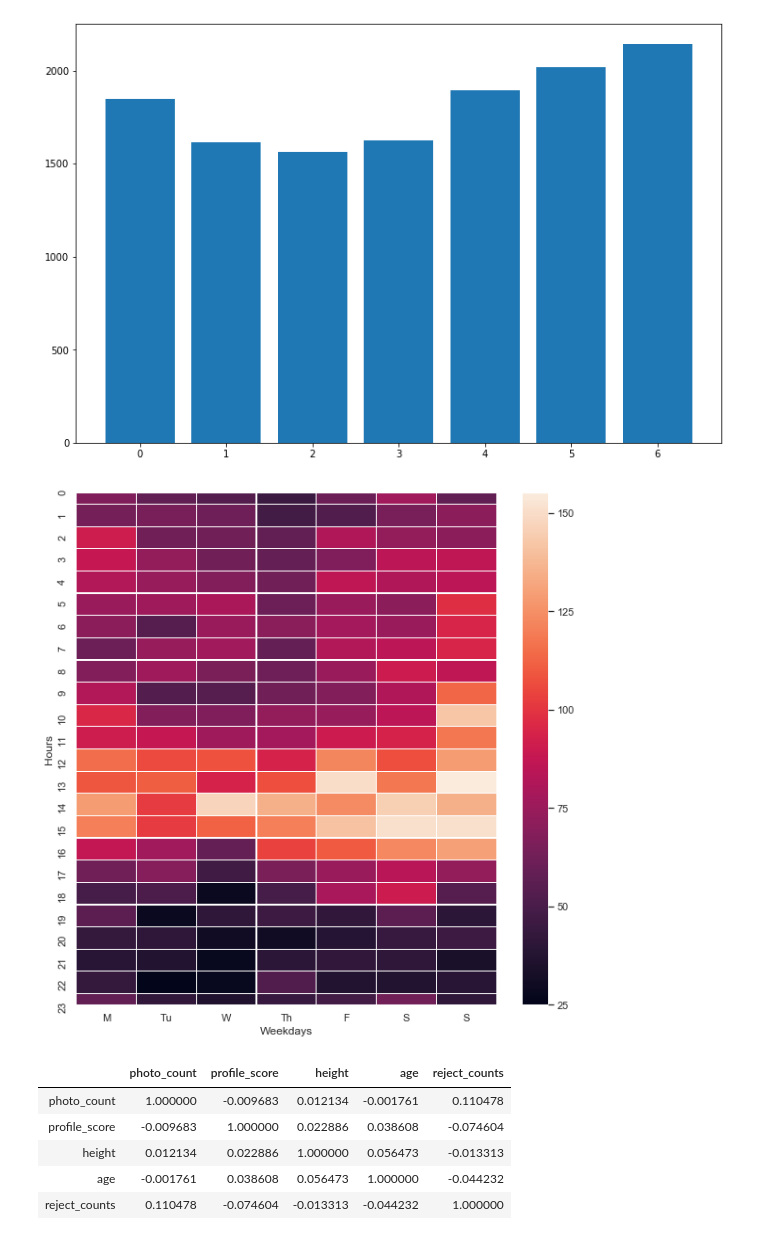
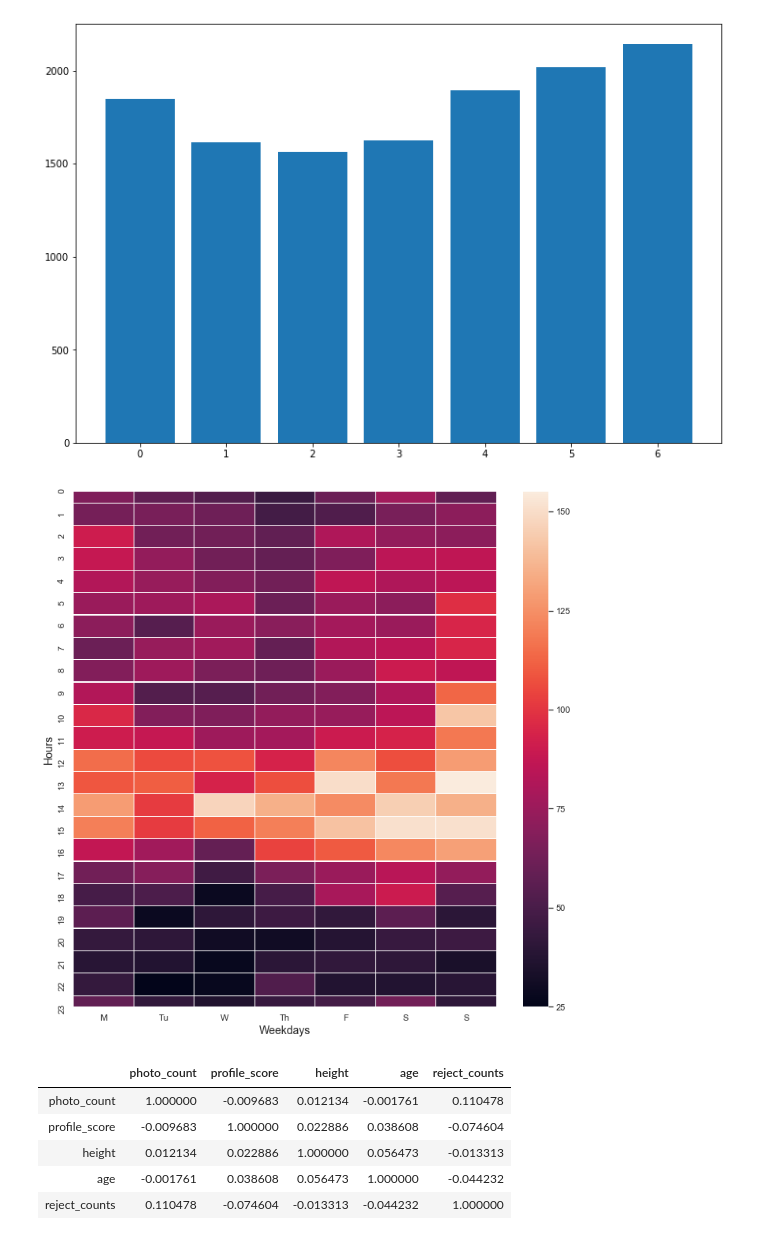
Before and after one commit to seonnyseo/data_analysis, a Jupyter notebook: dating_app/EDA.ipynb, the cells around one changed output. Cells and saved outputs as stored; diff of their text form; code cells hidden in the pictures.

```diff
--- a/dating_app/EDA.ipynb
+++ b/dating_app/EDA.ipynb
@@ -55,7 +55,6 @@ users['account_created_weekday'] = pd.DatetimeIndex(users.account_created_at).we
 users['account_created_hour'] = pd.DatetimeIndex(users.account_created_at).hour
 # %%
 users['created_to_confirm_seconds'] = (pd.DatetimeIndex(users.admin_confirmed_at) - pd.DatetimeIndex(users.account_created_at)).seconds
-users['confirm_to_complete_seconds'] = (pd.DatetimeIndex(users.stage_updated_at) - pd.DatetimeIndex(users.admin_confirmed_at)).seconds
 users['confirm_to_rating_seconds'] = (pd.DatetimeIndex(users.rating_completed_at) - pd.DatetimeIndex(users.admin_confirmed_at)).seconds
 users['created_to_last_activity_days'] = (pd.DatetimeIndex(users.last_activity_at) - pd.DatetimeIndex(users.account_created_at)).days
 # %%
@@ -163,14 +162,15 @@ plt.show()
 account_created_by_time = users.groupby(['account_created_weekday','account_created_hour'])['user_id'].agg(len).unstack().T
 account_created_by_time.columns = ['M', 'Tu', 'W', 'Th', 'F', 'S', 'S']
 # %%
-sns.set(rc={'figure.figsize':(10,10)})
+sns.set(rc={'figure.figsize':(12,12)})
 sns.heatmap(account_created_by_time, linewidth = 0.2)
-plt.ylabel('Hours')
-plt.xlabel('Weekdays')
+plt.ylabel('Hours', fontsize = 14)
+plt.xlabel('Weekdays', fontsize = 14)
+plt.savefig('./image/creation_by_hours.png', dpi=300, bbox_inches='tight')
 plt.show()
 plt.rcParams['figure.figsize'] = [16, 10]
 # %% [output]
-[figure, old version]
+[figure, new version]
 # %%
 users[['photo_count', 'profile_score', 'height', 'age', 'reject_counts']].corr()
 # %% [output]
```
Also changed, not shown: parts of 45 cells of this notebook.
